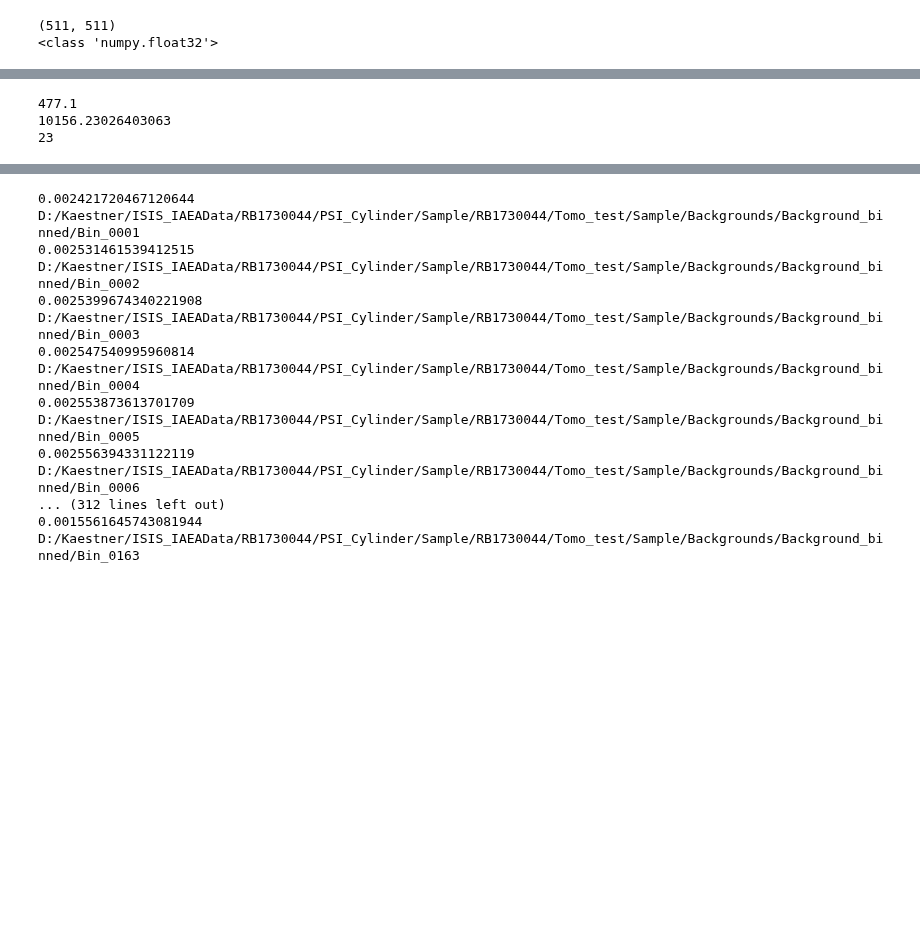
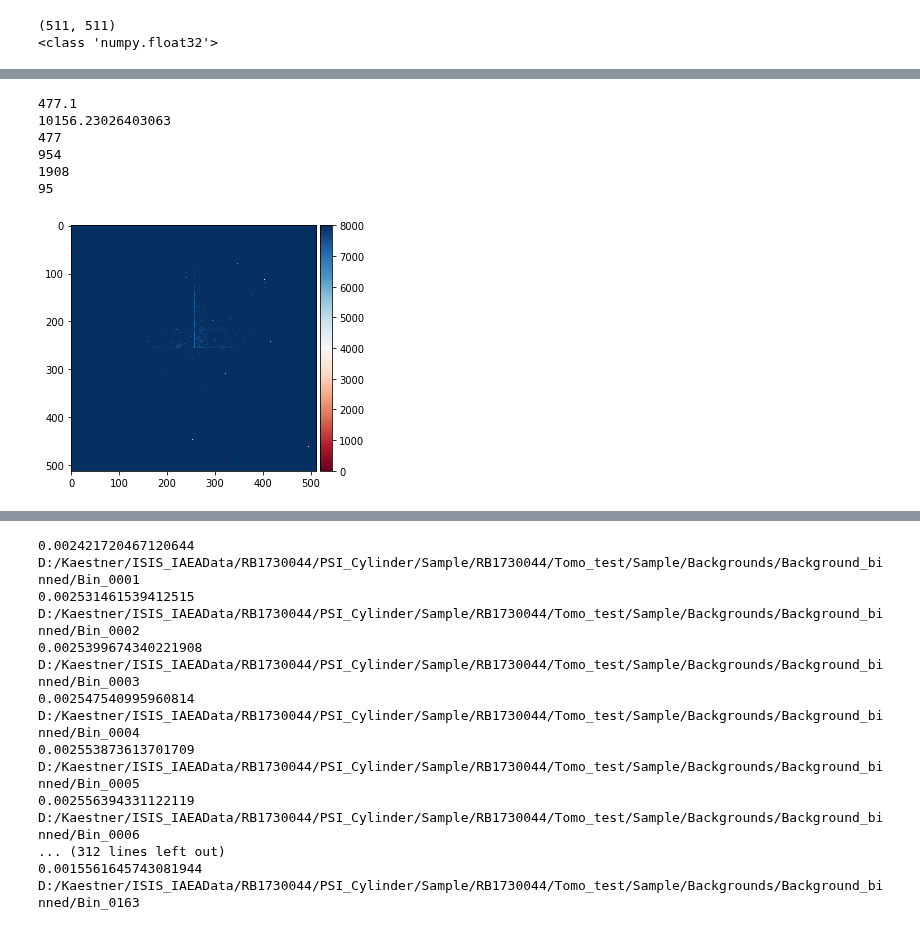
Before and after one commit to neutronimaging/scripts, a Jupyter notebook: python/ToF_notebooks/CreateBackgrounds.ipynb, the cells around one changed output, grey strips where cells are left out. Cells and saved outputs as stored; diff of their text form; code cells hidden in the pictures; blank space fills up the shorter version.

Commit message:
computed background with different percent level to justify our choice of the 5%. Update the TOF_data analysis notebook with the plot with the different computed attenuation coeffcietns bar plot/

```diff
--- a/python/ToF_notebooks/CreateBackgrounds.ipynb
+++ b/python/ToF_notebooks/CreateBackgrounds.ipynb
@@ -47,7 +47,7 @@ for i in range(0,250):
 # %%
 # Now i want to:
 # [] read the OB image and calculate the average
-# [] create the BG image as the 5% of it
+# [] create the BG image as the 5%,10%,20%,1% of it
 # [] save all of them
 
 filename = 'D:/Kaestner/ISIS_IAEAData/RB1730044/PSI_Cylinder/Sample/RB1730044/Tomo_test/Sample/WhiteBeam/IMAT_ob__SummedImg_01.fits'
@@ -56,8 +56,15 @@ ob = fileob[0].data
 plt.figure()
 io.imshow(ob,vmin=0, vmax=8000)
 
-median_ob = np.median(ob).astype(int)*0.05
-print(median_ob)
+median_ob_05 = np.median(ob).astype(int)*0.05
+median_ob_10 = np.median(ob).astype(int)*0.10
+median_ob_20 = np.median(ob).astype(int)*0.20
+median_ob_01 = np.median(ob).astype(int)*0.01
+
+print(median_ob_05)
 print(np.average(ob))
-print((median_ob*0.05).astype(int))
+print((median_ob_05).astype(int))
+print((median_ob_10).astype(int))
+print((median_ob_20).astype(int))
+print((median_ob_01).astype(int))
 # %% [output]
@@ -66,3 +71,7 @@ print((median_ob*0.05).astype(int))
 477.1
 10156.23026403063
-23
+477
+954
+1908
+95
+[figure, added]
```
Also changed, not shown: parts of 6 cells of this notebook, 1 other file.
